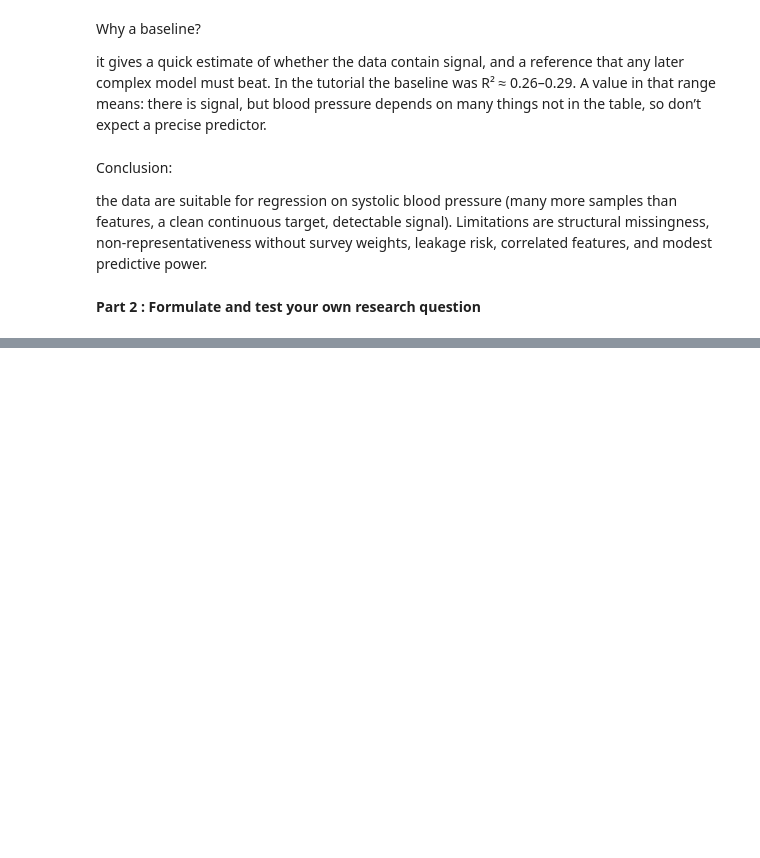
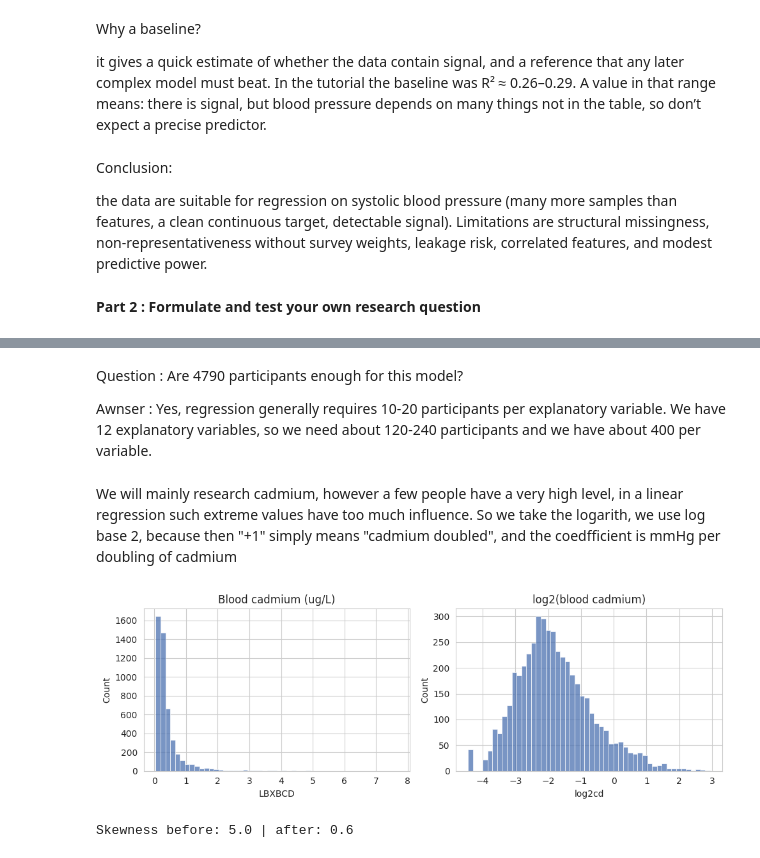
Before and after one commit to orianathevissen-web/Group-project---NHANES, a Jupyter notebook: NHANES_group_project.ipynb, the cells around one changed output, grey strips where cells are left out. Drawn from its saved outputs; the diff is of its cells as text; code cells hidden in the pictures; blank space fills up the shorter version.

```diff
--- a/NHANES_group_project.ipynb
+++ b/NHANES_group_project.ipynb
@@ -677,0 +767,20 @@ Hypothesis : ....
+# %%
+# how many participants do we keep?
+print(f"All participants: {len(data)}")
+
+# 1) adults only (>= 18 years), not pregnant. (!= 1 also keeps the NaN of men)
+adults2 = data[(data["RIDAGEYR"] >= 18) & (data["RIDEXPRG"] != 1)].copy()
+print(f"Adults, not pregnant: {len(adults2)}")
+
+# 2) the outcome: average of the available systolic readings (as in part 1)
+adults2["systolic_bp"] = adults2[outcome_columns].mean(axis=1)
+adults2 = adults2.dropna(subset=["systolic_bp"])
+print(f"... with a blood pressure: {len(adults2)}")
+
+# 3) the exposure
+adults2 = adults2.dropna(subset=[exposure_column])
+print(f"... with blood cadmium: {len(adults2)}")
+
+# 4) the confounders: which one costs us the most samples?
+print()
+print(adults2[confounder_columns].isnull().sum())
@@ -677,0 +800,7 @@ Hypothesis : ....
+# %%
+complete_data = adults2.dropna(subset=confounder_columns).copy()    # .copy() so we can add columns safely
+print(f"Final sample (all variables present): {len(complete_data)}")
+
+# Are the people we removed different from the people we kept? (compare a few simple numbers)
+adults2["kept"] = adults2.index.isin(complete_data.index)
+adults2.groupby("kept")[["RIDAGEYR", "BMXBMI", "systolic_bp", "LBXBCD"]].mean().round(1)
@@ -677,0 +819,22 @@ Hypothesis : ....
+# %% [markdown]
+Question : Are 4790 participants enough for this model?
+
+Awnser : Yes, regression generally requires 10-20 participants per explanatory variable. We have 12 explanatory variables, so we need about 120-240 participants and we have about 400 per variable.
+# %% [markdown]
+We will mainly research cadmium, however a few people have a very high level, in a linear regression such extreme values have too much influence. So we take the logarith, we use log base 2, because then "+1" simply means "cadmium doubled", and the coedfficient is mmHg per doubling of cadmium
+# %%
+# Cadmium: raw and after a log2 transformation
+fig, axes = plt.subplots(ncols=2, figsize=(10, 3.5))
+sns.histplot(data=complete_data, x="LBXBCD", bins=50, ax=axes[0])
+axes[0].set_title("Blood cadmium (ug/L)")
+
+complete_data["log2cd"] = np.log2(complete_data["LBXBCD"])     # log2: +1 on this scale = cadmium doubled
+sns.histplot(data=complete_data, x="log2cd", bins=50, ax=axes[1])
+axes[1].set_title("log2(blood cadmium)")
+plt.tight_layout()
+plt.show()
+
+print("Skewness before:", round(complete_data["LBXBCD"].skew(), 1), "| after:", round(complete_data["log2cd"].skew(), 1))
+# %% [output]
+[figure, added]
+Skewness before: 5.0 | after: 0.6
```
Also changed, not shown: parts of 49 cells of this notebook.
